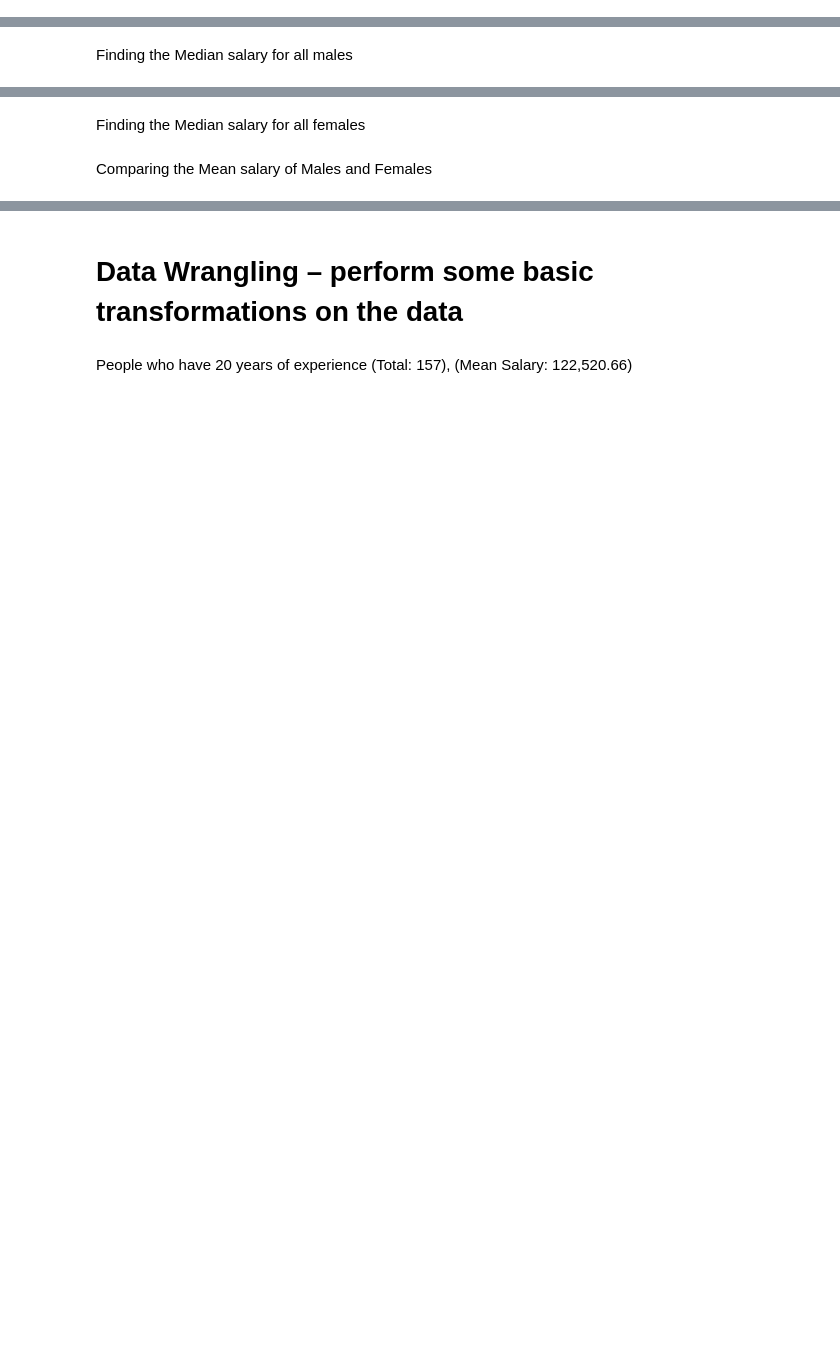
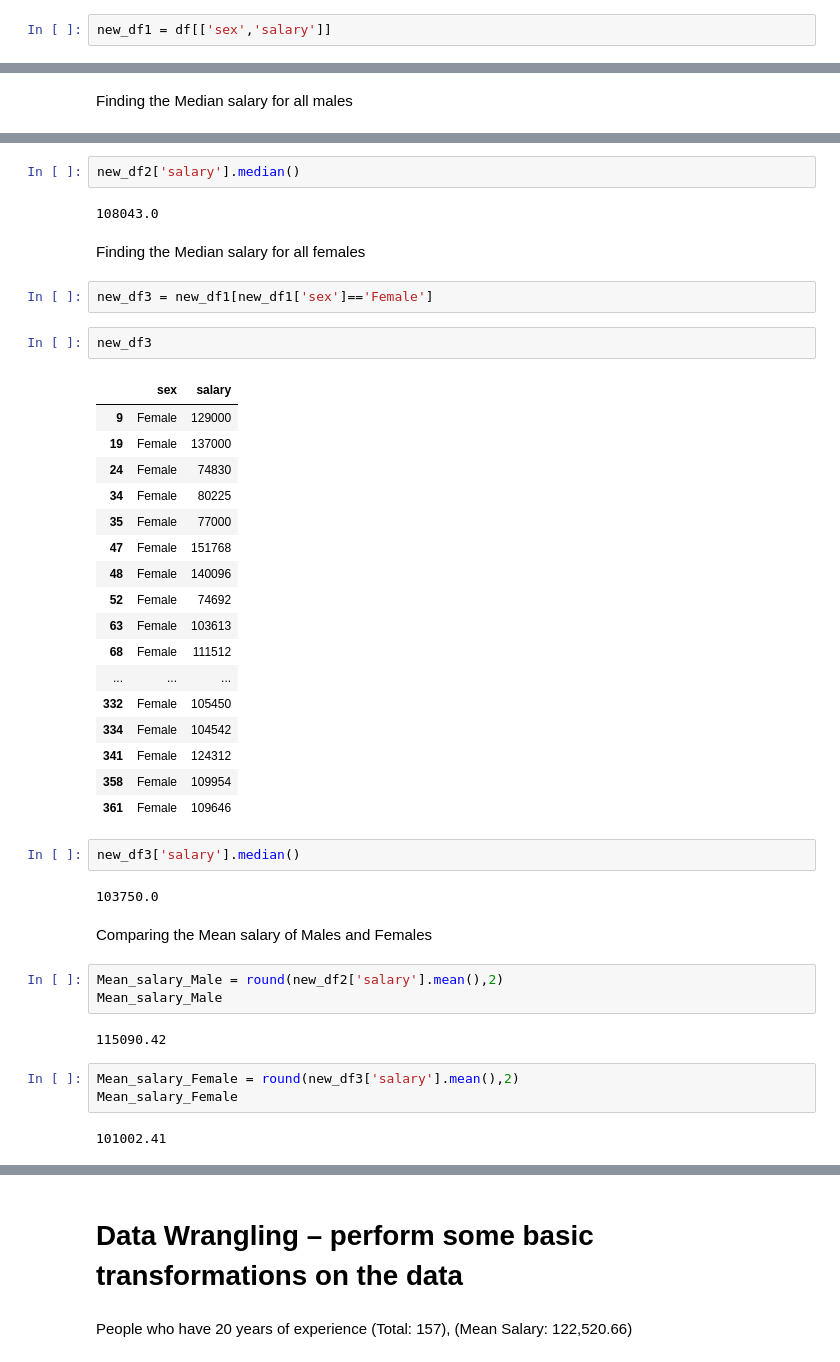
Before and after one commit to Avianou48/Studies, a Jupyter notebook: Python/Advanced_Python/Python_Advanced_Pandas_DataWrangling_Assignment.ipynb, the cells around one changed output, grey strips where cells are left out. Saved outputs shown, nothing was run; the diff lists cells and outputs as text; blank space fills up the shorter version.

```diff
--- a/Python/Advanced_Python/Python_Advanced_Pandas_DataWrangling_Assignment.ipynb
+++ b/Python/Advanced_Python/Python_Advanced_Pandas_DataWrangling_Assignment.ipynb
@@ -60,3 +63,5 @@ df.describe()
 # Median salary between gender and/or rank(title) Etc...
 # %% [markdown]
 Making a new Data Frame that only has the columns 'sex' and 'salary'
+# %%
+new_df1 = df[['sex','salary']]
@@ -65,6 +104,46 @@ Finding the Median salary for all males
+# %%
+new_df2['salary'].median()
+# %% [output]
+108043.0
 # %% [markdown]
 Finding the Median salary for all females
+# %%
+new_df3 = new_df1[new_df1['sex']=='Female']
+# %%
+new_df3
+# %% [output]
+|  | sex | salary |
+| 9 | Female | 129000 |
+| 19 | Female | 137000 |
+| 24 | Female | 74830 |
+| 34 | Female | 80225 |
+| 35 | Female | 77000 |
+| 47 | Female | 151768 |
+| 48 | Female | 140096 |
+| 52 | Female | 74692 |
+| 63 | Female | 103613 |
+| 68 | Female | 111512 |
+| ... | ... | ... |
+| 332 | Female | 105450 |
+| 334 | Female | 104542 |
+| 341 | Female | 124312 |
+| 358 | Female | 109954 |
+| 361 | Female | 109646 |
+# %%
+new_df3['salary'].median()
+# %% [output]
+103750.0
 # %% [markdown]
 Comparing the Mean salary of Males and Females
+# %%
+Mean_salary_Male = round(new_df2['salary'].mean(),2)
+Mean_salary_Male
+# %% [output]
+115090.42
+# %%
+Mean_salary_Female = round(new_df3['salary'].mean(),2)
+Mean_salary_Female
+# %% [output]
+101002.41
 # %%
 # The difference between mean salaries of male and female
```
Also changed, not shown: parts of 26 cells of this notebook.
